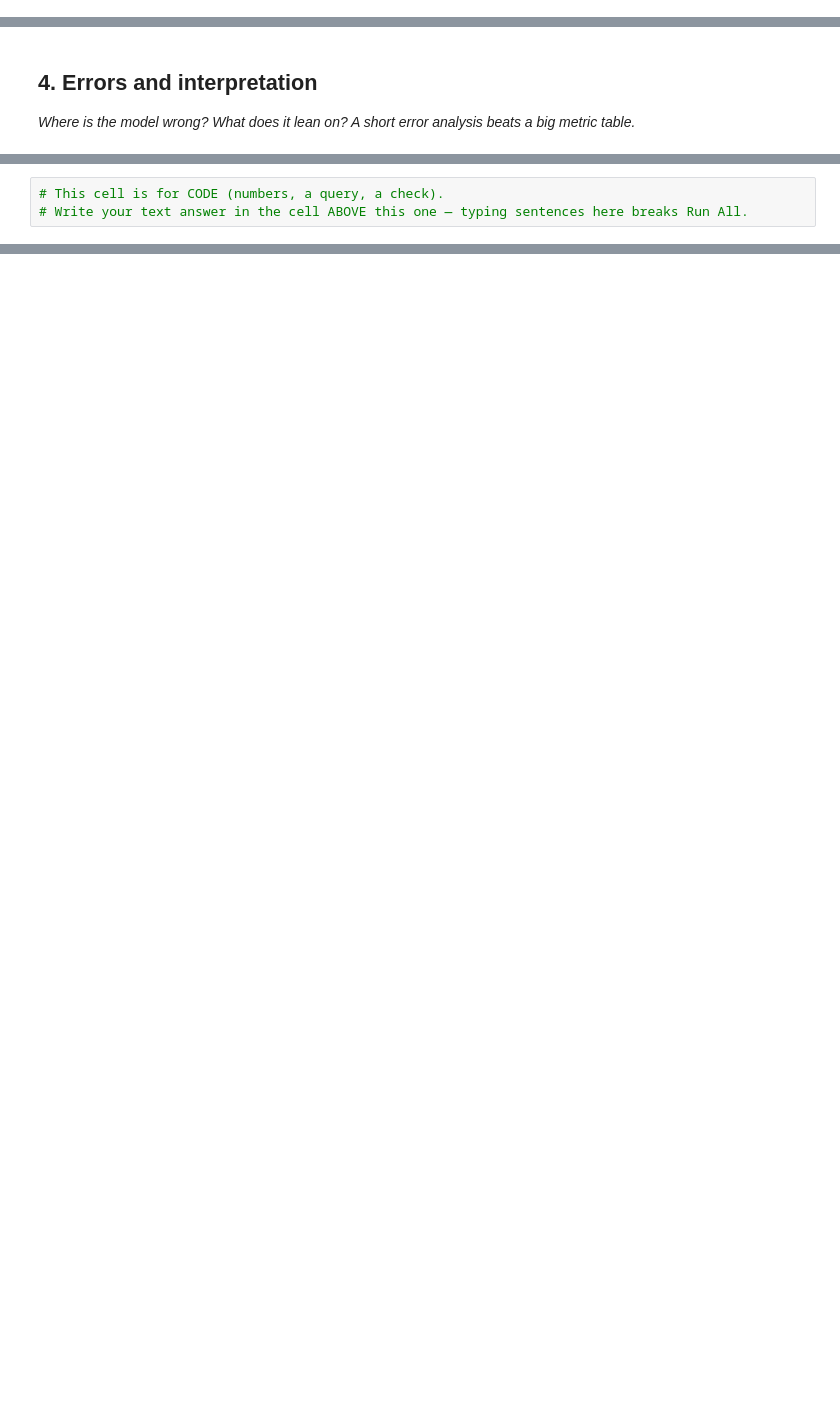
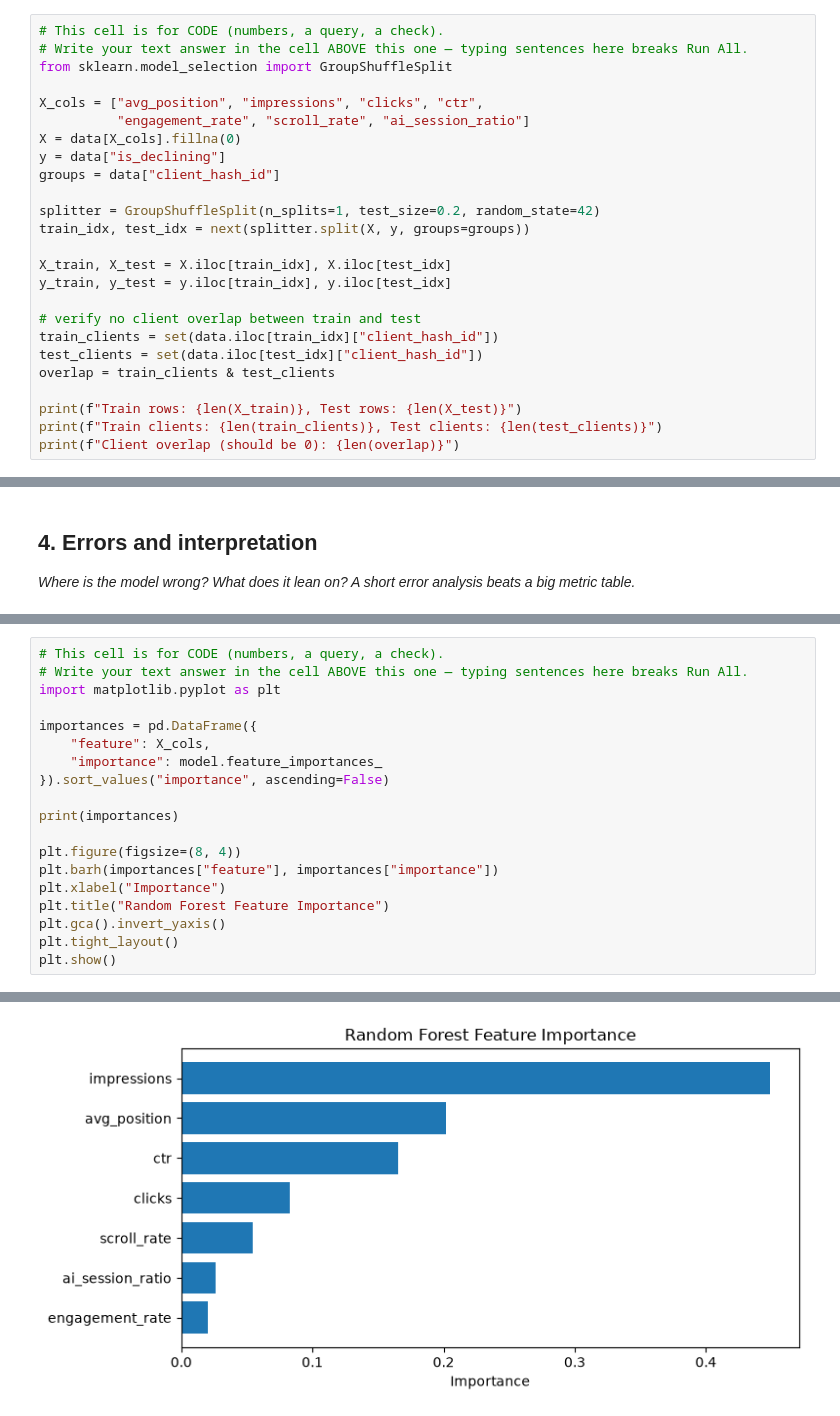
Before and after one commit to rifkiay/flyrank-ml-internship-starter, a Jupyter notebook: work/notebooks/w05_model.ipynb, the cells around one changed output, grey strips where cells are left out. Drawn from its saved outputs; the diff is of its cells as text; blank space fills up the shorter version.

```diff
--- a/work/notebooks/w05_model.ipynb
+++ b/work/notebooks/w05_model.ipynb
@@ -22,0 +95,25 @@ This skeleton is yours to fill. Work the sections **in order** — each one has
+# %%
+# This cell is for CODE (numbers, a query, a check).
+# Write your text answer in the cell ABOVE this one — typing sentences here breaks Run All.
+from sklearn.model_selection import GroupShuffleSplit
+
+X_cols = ["avg_position", "impressions", "clicks", "ctr",
+          "engagement_rate", "scroll_rate", "ai_session_ratio"]
+X = data[X_cols].fillna(0)
+y = data["is_declining"]
+groups = data["client_hash_id"]
+
+splitter = GroupShuffleSplit(n_splits=1, test_size=0.2, random_state=42)
+train_idx, test_idx = next(splitter.split(X, y, groups=groups))
+
+X_train, X_test = X.iloc[train_idx], X.iloc[test_idx]
+y_train, y_test = y.iloc[train_idx], y.iloc[test_idx]
+
+# verify no client overlap between train and test
+train_clients = set(data.iloc[train_idx]["client_hash_id"])
+test_clients = set(data.iloc[test_idx]["client_hash_id"])
+overlap = train_clients & test_clients
+
+print(f"Train rows: {len(X_train)}, Test rows: {len(X_test)}")
+print(f"Train clients: {len(train_clients)}, Test clients: {len(test_clients)}")
+print(f"Client overlap (should be 0): {len(overlap)}")
@@ -34,3 +203,20 @@ This skeleton is yours to fill. Work the sections **in order** — each one has
 # %%
 # This cell is for CODE (numbers, a query, a check).
 # Write your text answer in the cell ABOVE this one — typing sentences here breaks Run All.
+import matplotlib.pyplot as plt
+
+importances = pd.DataFrame({
+    "feature": X_cols,
+    "importance": model.feature_importances_
+}).sort_values("importance", ascending=False)
+
+print(importances)
+
+plt.figure(figsize=(8, 4))
+plt.barh(importances["feature"], importances["importance"])
+plt.xlabel("Importance")
+plt.title("Random Forest Feature Importance")
+plt.gca().invert_yaxis()
+plt.tight_layout()
+plt.show()
+# %% [output]
@@ -36,0 +231 @@ This skeleton is yours to fill. Work the sections **in order** — each one has
+[figure, added]
```
Also changed, not shown: parts of 15 cells of this notebook.
